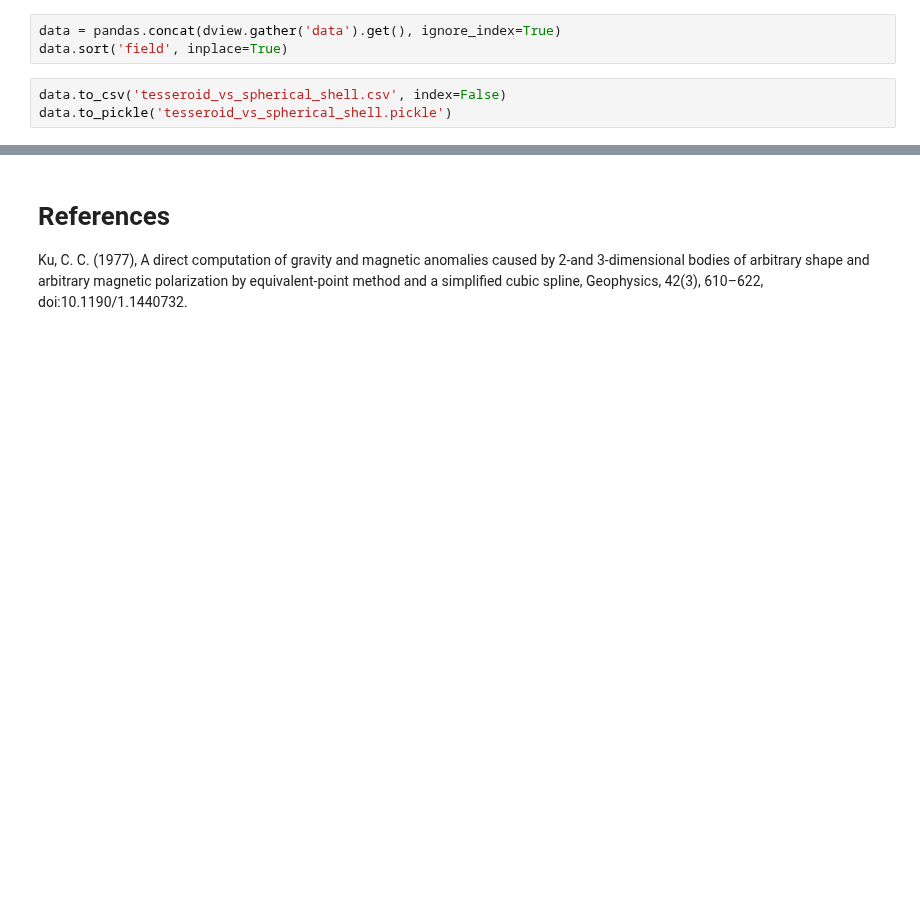
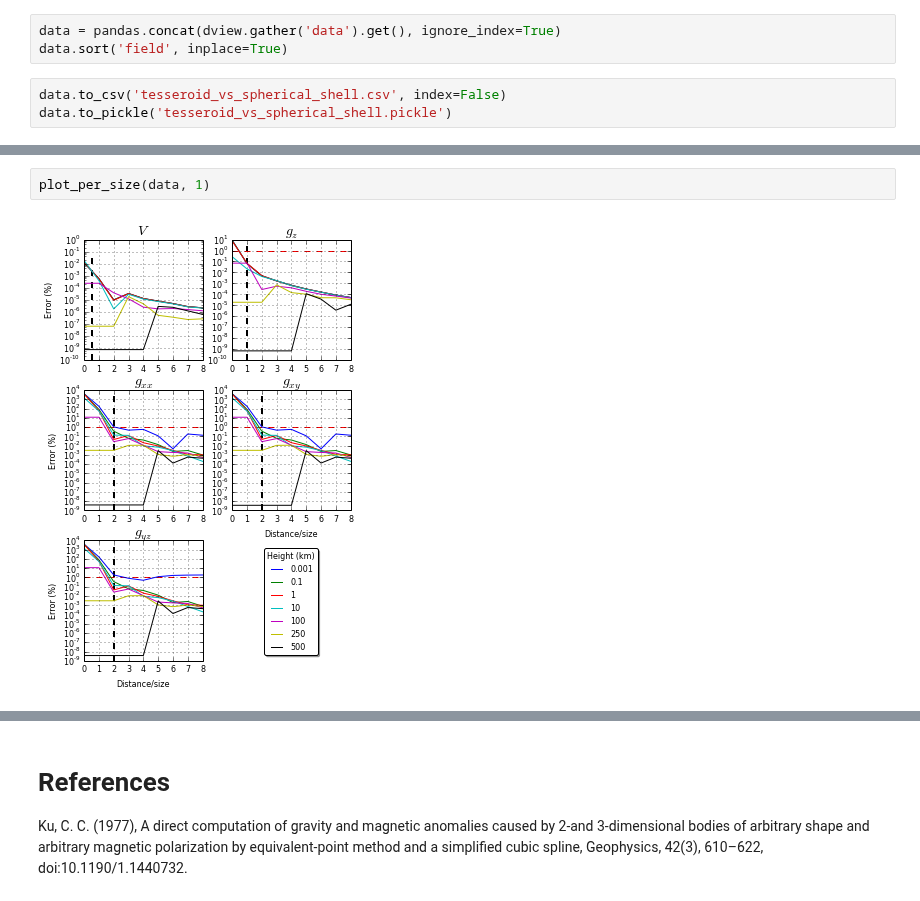
Before and after one commit to pinga-lab/paper-tesseroids, a Jupyter notebook: notebooks/tesseroid_vs_spherical_shell.ipynb, the cells around one changed output, grey strips where cells are left out. Saved outputs shown, nothing was run; the diff lists cells and outputs as text; blank space fills up the shorter version.

```diff
--- a/notebooks/tesseroid_vs_spherical_shell.ipynb
+++ b/notebooks/tesseroid_vs_spherical_shell.ipynb
@@ -275,0 +282,4 @@ plt.xlabel('Distance/size')
+# %%
+plot_per_size(data, 1)
+# %% [output]
+[figure, added]
```
Also changed, not shown: parts of 12 cells of this notebook, 2 other files.
